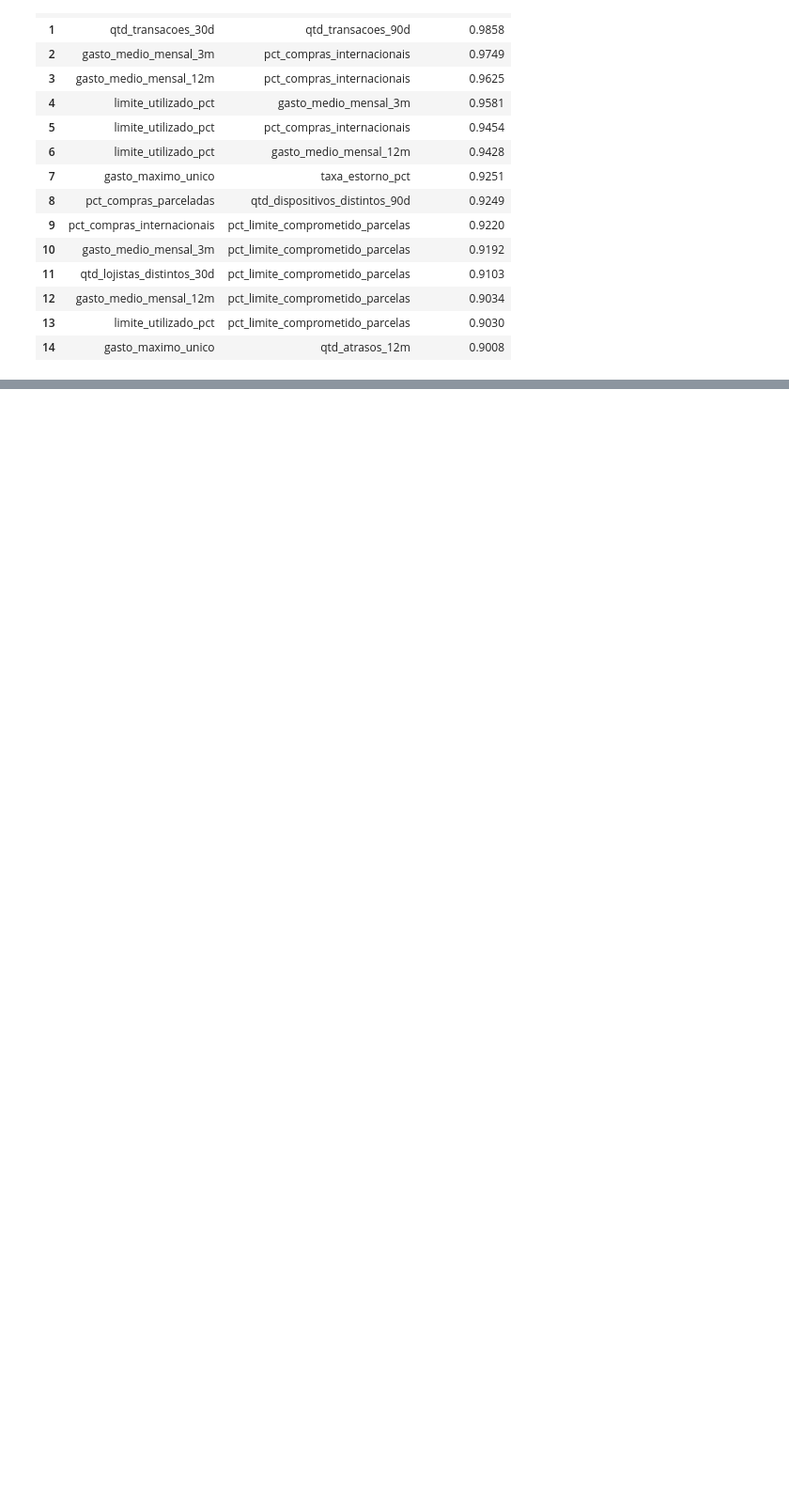
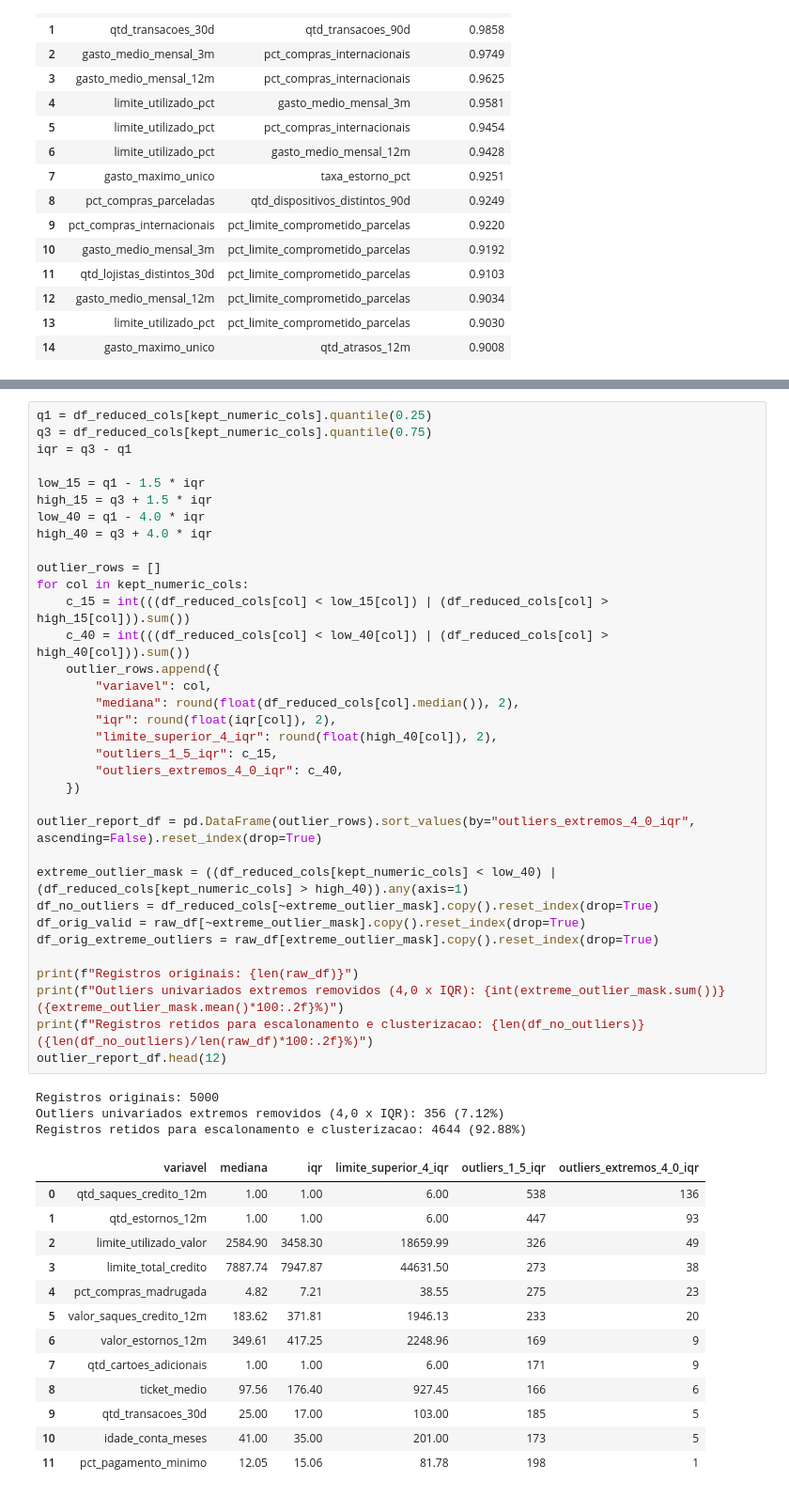
Before and after one commit to caioceo/unsupervised-fraud-detection, a Jupyter notebook: notebooks/notebooks.ipynb, the cells around one changed output, grey strips where cells are left out. Shown at 94% size. Saved outputs shown, nothing was run; the diff lists cells and outputs as text; blank space fills up the shorter version.

Commit message:
feat(preprocessamento): analisa e filtra outliers univariados extremos pelo criterio 4.0 x IQR

```diff
--- a/notebooks/notebooks.ipynb
+++ b/notebooks/notebooks.ipynb
@@ -285,0 +295,51 @@ Variaveis numericas mantidas: 26 | Total de colunas na base: 38
+# %%
+q1 = df_reduced_cols[kept_numeric_cols].quantile(0.25)
+q3 = df_reduced_cols[kept_numeric_cols].quantile(0.75)
+iqr = q3 - q1
+
+low_15 = q1 - 1.5 * iqr
+high_15 = q3 + 1.5 * iqr
+low_40 = q1 - 4.0 * iqr
+high_40 = q3 + 4.0 * iqr
+
+outlier_rows = []
+for col in kept_numeric_cols:
+    c_15 = int(((df_reduced_cols[col] < low_15[col]) | (df_reduced_cols[col] > high_15[col])).sum())
+    c_40 = int(((df_reduced_cols[col] < low_40[col]) | (df_reduced_cols[col] > high_40[col])).sum())
+    outlier_rows.append({
+        "variavel": col,
+        "mediana": round(float(df_reduced_cols[col].median()), 2),
+        "iqr": round(float(iqr[col]), 2),
+        "limite_superior_4_iqr": round(float(high_40[col]), 2),
+        "outliers_1_5_iqr": c_15,
+        "outliers_extremos_4_0_iqr": c_40,
+    })
+
+outlier_report_df = pd.DataFrame(outlier_rows).sort_values(by="outliers_extremos_4_0_iqr", ascending=False).reset_index(drop=True)
+
+extreme_outlier_mask = ((df_reduced_cols[kept_numeric_cols] < low_40) | (df_reduced_cols[kept_numeric_cols] > high_40)).any(axis=1)
+df_no_outliers = df_reduced_cols[~extreme_outlier_mask].copy().reset_index(drop=True)
+df_orig_valid = raw_df[~extreme_outlier_mask].copy().reset_index(drop=True)
+df_orig_extreme_outliers = raw_df[extreme_outlier_mask].copy().reset_index(drop=True)
+
+print(f"Registros originais: {len(raw_df)}")
+print(f"Outliers univariados extremos removidos (4,0 x IQR): {int(extreme_outlier_mask.sum())} ({extreme_outlier_mask.mean()*100:.2f}%)")
+print(f"Registros retidos para escalonamento e clusterizacao: {len(df_no_outliers)} ({len(df_no_outliers)/len(raw_df)*100:.2f}%)")
+outlier_report_df.head(12)
+# %% [output]
+Registros originais: 5000
+Outliers univariados extremos removidos (4,0 x IQR): 356 (7.12%)
+Registros retidos para escalonamento e clusterizacao: 4644 (92.88%)
+|  | variavel | mediana | iqr | limite_superior_4_iqr | outliers_1_5_iqr | outliers_extremos_4_0_iqr |
+| 0 | qtd_saques_credito_12m | 1.00 | 1.00 | 6.00 | 538 | 136 |
+| 1 | qtd_estornos_12m | 1.00 | 1.00 | 6.00 | 447 | 93 |
+| 2 | limite_utilizado_valor | 2584.90 | 3458.30 | 18659.99 | 326 | 49 |
+| 3 | limite_total_credito | 7887.74 | 7947.87 | 44631.50 | 273 | 38 |
+| 4 | pct_compras_madrugada | 4.82 | 7.21 | 38.55 | 275 | 23 |
+| 5 | valor_saques_credito_12m | 183.62 | 371.81 | 1946.13 | 233 | 20 |
+| 6 | valor_estornos_12m | 349.61 | 417.25 | 2248.96 | 169 | 9 |
+| 7 | qtd_cartoes_adicionais | 1.00 | 1.00 | 6.00 | 171 | 9 |
+| 8 | ticket_medio | 97.56 | 176.40 | 927.45 | 166 | 6 |
+| 9 | qtd_transacoes_30d | 25.00 | 17.00 | 103.00 | 185 | 5 |
+| 10 | idade_conta_meses | 41.00 | 35.00 | 201.00 | 173 | 5 |
+| 11 | pct_pagamento_minimo | 12.05 | 15.06 | 81.78 | 198 | 1 |
```
Also changed, not shown: parts of 1 cell of this notebook.
